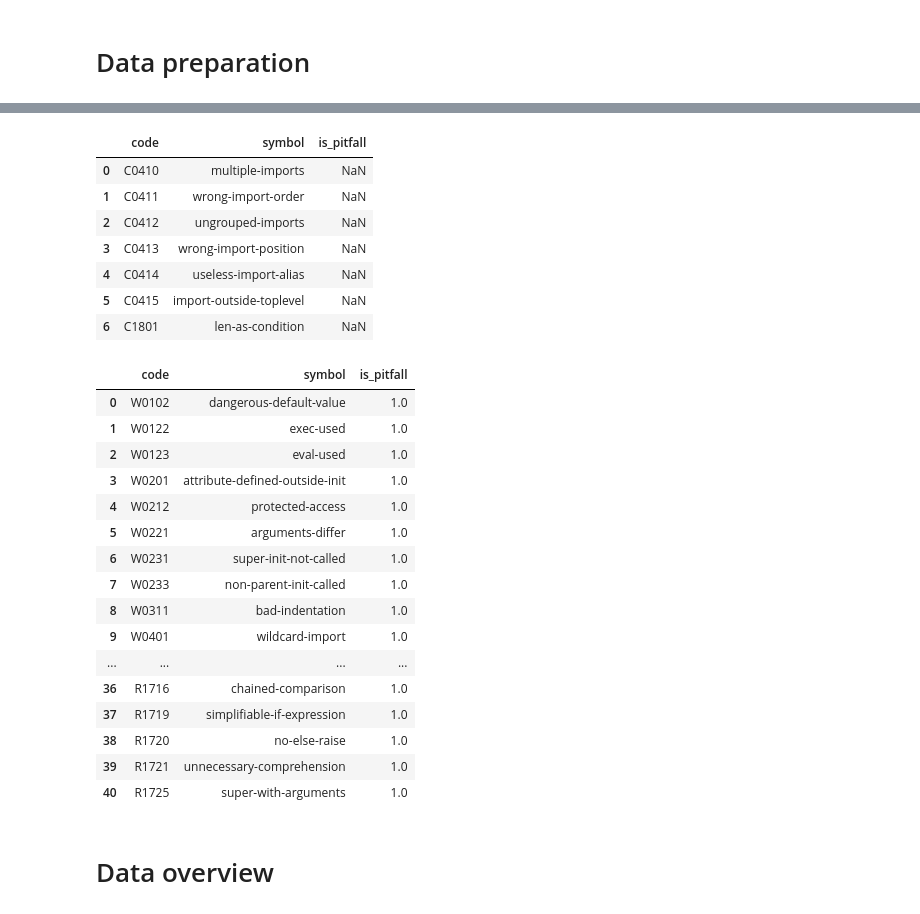
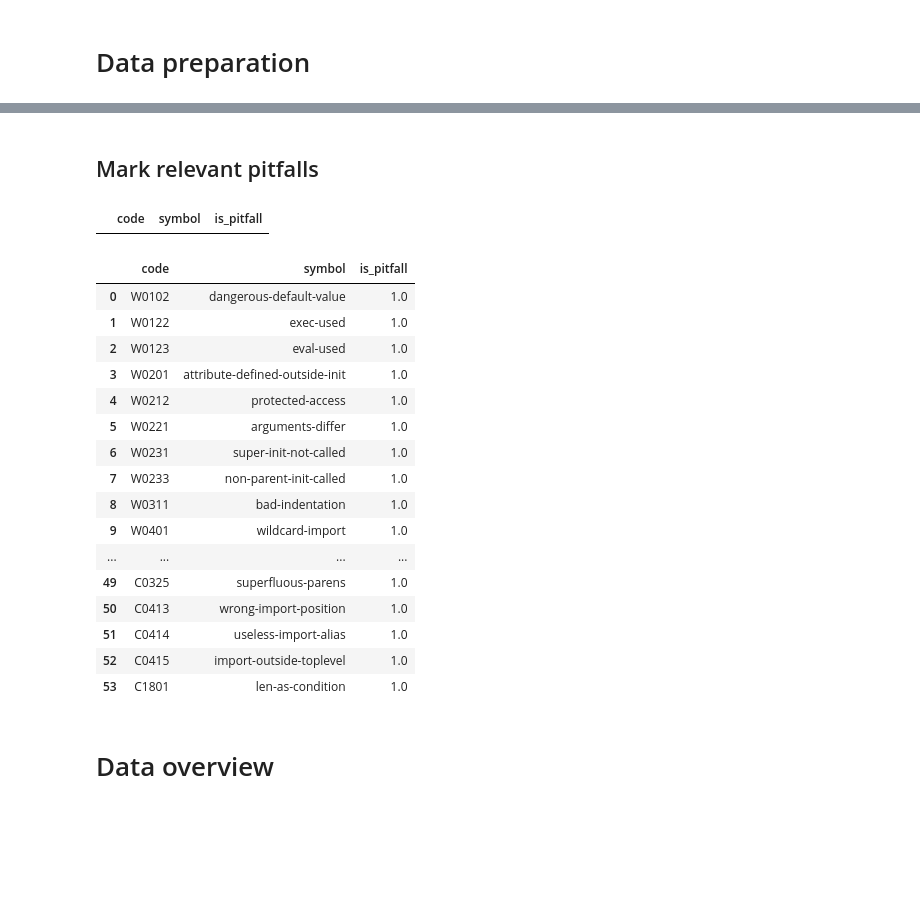
Before and after one commit to NaelsonDouglas/GithubPythonCodeSmellCrawler, a Jupyter notebook: src/Visualization_2.ipynb, the cells around one changed output, grey strips where cells are left out. Cells and saved outputs as stored; diff of their text form; code cells hidden in the pictures; blank space fills up the shorter version.

Commit message:
Added relevant_codes.csv

```diff
--- a/src/Visualization_2.ipynb
+++ b/src/Visualization_2.ipynb
@@ -103,36 +100,0 @@ df = df.loc[df.type.isin(['W','C','R'])]
-# %%
-detected_pitfalls = df.number.unique()
-all_codes = pd.read_csv('codes.csv')
-relevant_codes = all_codes.loc[all_codes.code.isin(detected_pitfalls)]
-relevant_codes = relevant_codes.loc[relevant_codes.is_pitfall != 0]
-relevant_codes.loc[relevant_codes.is_pitfall != 1].reset_index(drop=True)
-# %% [output]
-|  | code | symbol | is_pitfall |
-| 0 | C0410 | multiple-imports | NaN |
-| 1 | C0411 | wrong-import-order | NaN |
-| 2 | C0412 | ungrouped-imports | NaN |
-| 3 | C0413 | wrong-import-position | NaN |
-| 4 | C0414 | useless-import-alias | NaN |
-| 5 | C0415 | import-outside-toplevel | NaN |
-| 6 | C1801 | len-as-condition | NaN |
-# %%
-relevant_codes = relevant_codes.loc[relevant_codes.is_pitfall == 1].reset_index(drop = True)
-relevant_codes
-# %% [output]
-|  | code | symbol | is_pitfall |
-| 0 | W0102 | dangerous-default-value | 1.0 |
-| 1 | W0122 | exec-used | 1.0 |
-| 2 | W0123 | eval-used | 1.0 |
-| 3 | W0201 | attribute-defined-outside-init | 1.0 |
-| 4 | W0212 | protected-access | 1.0 |
-| 5 | W0221 | arguments-differ | 1.0 |
-| 6 | W0231 | super-init-not-called | 1.0 |
-| 7 | W0233 | non-parent-init-called | 1.0 |
-| 8 | W0311 | bad-indentation | 1.0 |
-| 9 | W0401 | wildcard-import | 1.0 |
-| ... | ... | ... | ... |
-| 36 | R1716 | chained-comparison | 1.0 |
-| 37 | R1719 | simplifiable-if-expression | 1.0 |
-| 38 | R1720 | no-else-raise | 1.0 |
-| 39 | R1721 | unnecessary-comprehension | 1.0 |
-| 40 | R1725 | super-with-arguments | 1.0 |
@@ -143,0 +101,32 @@ r = df.loc[df.type == 'R']
+# %% [markdown]
+## Mark relevant pitfalls
+# %%
+detected_pitfalls = df.number.unique()
+all_codes = pd.read_csv('codes.csv')
+relevant_codes = all_codes.loc[all_codes.code.isin(detected_pitfalls)]
+relevant_codes = relevant_codes.loc[relevant_codes.is_pitfall != 0]
+relevant_codes.loc[relevant_codes.is_pitfall != 1].reset_index(drop=True)
+# %% [output]
+|  | code | symbol | is_pitfall |
+# %%
+relevant_codes = relevant_codes.loc[relevant_codes.is_pitfall == 1].reset_index(drop = True)
+relevant_codes.
+relevant_codes
+# %% [output]
+|  | code | symbol | is_pitfall |
+| 0 | W0102 | dangerous-default-value | 1.0 |
+| 1 | W0122 | exec-used | 1.0 |
+| 2 | W0123 | eval-used | 1.0 |
+| 3 | W0201 | attribute-defined-outside-init | 1.0 |
+| 4 | W0212 | protected-access | 1.0 |
+| 5 | W0221 | arguments-differ | 1.0 |
+| 6 | W0231 | super-init-not-called | 1.0 |
+| 7 | W0233 | non-parent-init-called | 1.0 |
+| 8 | W0311 | bad-indentation | 1.0 |
+| 9 | W0401 | wildcard-import | 1.0 |
+| ... | ... | ... | ... |
+| 49 | C0325 | superfluous-parens | 1.0 |
+| 50 | C0413 | wrong-import-position | 1.0 |
+| 51 | C0414 | useless-import-alias | 1.0 |
+| 52 | C0415 | import-outside-toplevel | 1.0 |
+| 53 | C1801 | len-as-condition | 1.0 |
```
Also changed, not shown: parts of 5 cells of this notebook, 1 other file.
